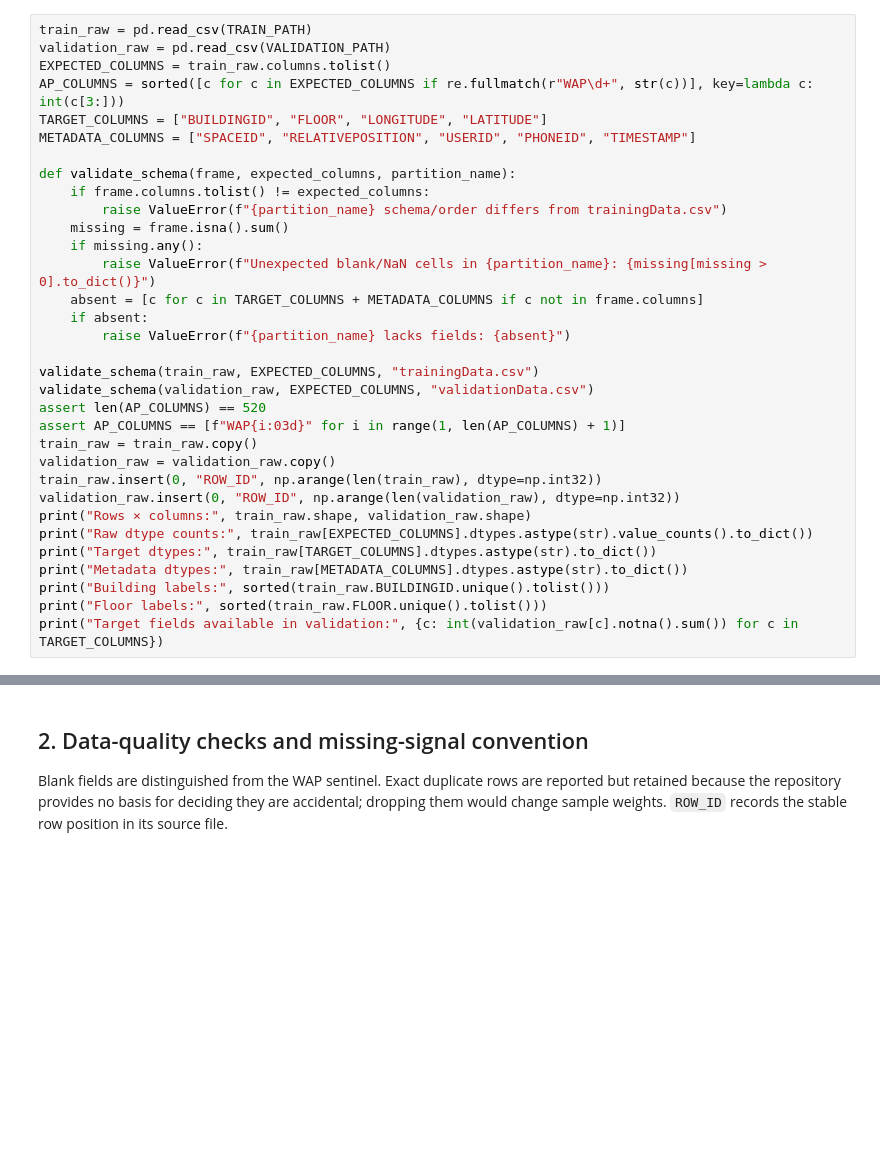
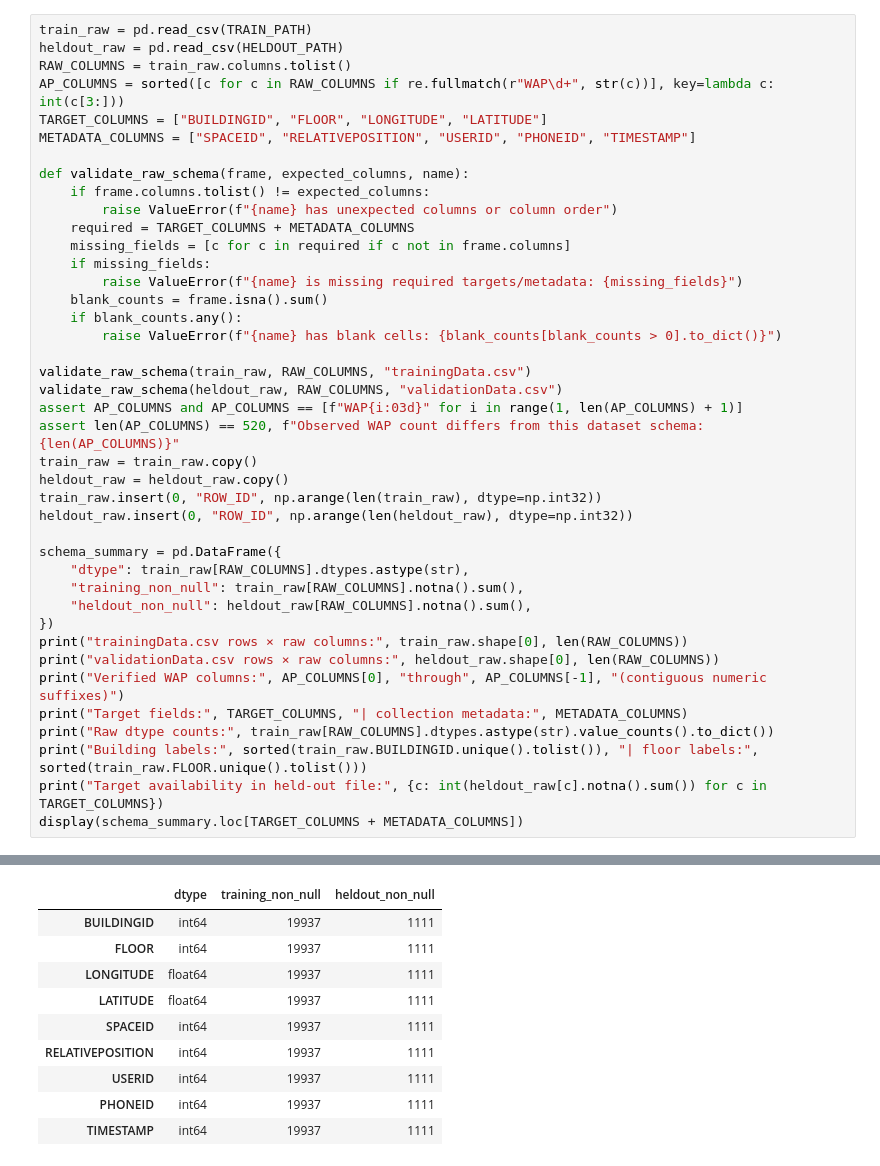
Before and after one commit to krishiv274/Signal2Space, a Jupyter notebook: Machine Learning Pipeline/ML_01_data_preparation_features.ipynb, the cells around one changed output, grey strips where cells are left out. Saved outputs shown, nothing was run; the diff lists cells and outputs as text; blank space fills up the shorter version.

```diff
--- a/Machine Learning Pipeline/ML_01_data_preparation_features.ipynb
+++ b/Machine Learning Pipeline/ML_01_data_preparation_features.ipynb
@@ -42,34 +46,42 @@ WAP columns are discovered from the verified names using `WAP` plus digits. Targ
 # %%
 train_raw = pd.read_csv(TRAIN_PATH)
-validation_raw = pd.read_csv(VALIDATION_PATH)
-EXPECTED_COLUMNS = train_raw.columns.tolist()
-AP_COLUMNS = sorted([c for c in EXPECTED_COLUMNS if re.fullmatch(r"WAP\d+", str(c))], key=lambda c: int(c[3:]))
+heldout_raw = pd.read_csv(HELDOUT_PATH)
+RAW_COLUMNS = train_raw.columns.tolist()
+AP_COLUMNS = sorted([c for c in RAW_COLUMNS if re.fullmatch(r"WAP\d+", str(c))], key=lambda c: int(c[3:]))
 TARGET_COLUMNS = ["BUILDINGID", "FLOOR", "LONGITUDE", "LATITUDE"]
 METADATA_COLUMNS = ["SPACEID", "RELATIVEPOSITION", "USERID", "PHONEID", "TIMESTAMP"]
 
-def validate_schema(frame, expected_columns, partition_name):
+def validate_raw_schema(frame, expected_columns, name):
     if frame.columns.tolist() != expected_columns:
-        raise ValueError(f"{partition_name} schema/order differs from trainingData.csv")
-    missing = frame.isna().sum()
-    if missing.any():
-        raise ValueError(f"Unexpected blank/NaN cells in {partition_name}: {missing[missing > 0].to_dict()}")
-    absent = [c for c in TARGET_COLUMNS + METADATA_COLUMNS if c not in frame.columns]
-    if absent:
-        raise ValueError(f"{partition_name} lacks fields: {absent}")
+        raise ValueError(f"{name} has unexpected columns or column order")
+    required = TARGET_COLUMNS + METADATA_COLUMNS
+    missing_fields = [c for c in required if c not in frame.columns]
+    if missing_fields:
+        raise ValueError(f"{name} is missing required targets/metadata: {missing_fields}")
+    blank_counts = frame.isna().sum()
+    if blank_counts.any():
+        raise ValueError(f"{name} has blank cells: {blank_counts[blank_counts > 0].to_dict()}")
 
-validate_schema(train_raw, EXPECTED_COLUMNS, "trainingData.csv")
-validate_schema(validation_raw, EXPECTED_COLUMNS, "validationData.csv")
-assert len(AP_COLUMNS) == 520
-assert AP_COLUMNS == [f"WAP{i:03d}" for i in range(1, len(AP_COLUMNS) + 1)]
+validate_raw_schema(train_raw, RAW_COLUMNS, "trainingData.csv")
+validate_raw_schema(heldout_raw, RAW_COLUMNS, "validationData.csv")
+assert AP_COLUMNS and AP_COLUMNS == [f"WAP{i:03d}" for i in range(1, len(AP_COLUMNS) + 1)]
+assert len(AP_COLUMNS) == 520, f"Observed WAP count differs from this dataset schema: {len(AP_COLUMNS)}"
 train_raw = train_raw.copy()
-validation_raw = validation_raw.copy()
+heldout_raw = heldout_raw.copy()
 train_raw.insert(0, "ROW_ID", np.arange(len(train_raw), dtype=np.int32))
-validation_raw.insert(0, "ROW_ID", np.arange(len(validation_raw), dtype=np.int32))
-print("Rows × columns:", train_raw.shape, validation_raw.shape)
-print("Raw dtype counts:", train_raw[EXPECTED_COLUMNS].dtypes.astype(str).value_counts().to_dict())
-print("Target dtypes:", train_raw[TARGET_COLUMNS].dtypes.astype(str).to_dict())
-print("Metadata dtypes:", train_raw[METADATA_COLUMNS].dtypes.astype(str).to_dict())
-print("Building labels:", sorted(train_raw.BUILDINGID.unique().tolist()))
-print("Floor labels:", sorted(train_raw.FLOOR.unique().tolist()))
-print("Target fields available in validation:", {c: int(validation_raw[c].notna().sum()) for c in TARGET_COLUMNS})
+heldout_raw.insert(0, "ROW_ID", np.arange(len(heldout_raw), dtype=np.int32))
+
+schema_summary = pd.DataFrame({
+    "dtype": train_raw[RAW_COLUMNS].dtypes.astype(str),
+    "training_non_null": train_raw[RAW_COLUMNS].notna().sum(),
+    "heldout_non_null": heldout_raw[RAW_COLUMNS].notna().sum(),
+})
+print("trainingData.csv rows × raw columns:", train_raw.shape[0], len(RAW_COLUMNS))
+print("validationData.csv rows × raw columns:", heldout_raw.shape[0], len(RAW_COLUMNS))
+print("Verified WAP columns:", AP_COLUMNS[0], "through", AP_COLUMNS[-1], "(contiguous numeric suffixes)")
+print("Target fields:", TARGET_COLUMNS, "| collection metadata:", METADATA_COLUMNS)
+print("Raw dtype counts:", train_raw[RAW_COLUMNS].dtypes.astype(str).value_counts().to_dict())
+print("Building labels:", sorted(train_raw.BUILDINGID.unique().tolist()), "| floor labels:", sorted(train_raw.FLOOR.unique().tolist()))
+print("Target availability in held-out file:", {c: int(heldout_raw[c].notna().sum()) for c in TARGET_COLUMNS})
+display(schema_summary.loc[TARGET_COLUMNS + METADATA_COLUMNS])
 # %% [output]
@@ -83,4 +95,10 @@ Target fields available in validation: {'BUILDINGID': 1111, 'FLOOR': 1111, 'LONG
+|  | dtype | training_non_null | heldout_non_null |
+| BUILDINGID | int64 | 19937 | 1111 |
+| FLOOR | int64 | 19937 | 1111 |
+| LONGITUDE | float64 | 19937 | 1111 |
+| LATITUDE | float64 | 19937 | 1111 |
+| SPACEID | int64 | 19937 | 1111 |
+| RELATIVEPOSITION | int64 | 19937 | 1111 |
+| USERID | int64 | 19937 | 1111 |
+| PHONEID | int64 | 19937 | 1111 |
+| TIMESTAMP | int64 | 19937 | 1111 |
-# %% [markdown]
-## 2. Data-quality checks and missing-signal convention
-
-Blank fields are distinguished from the WAP sentinel. Exact duplicate rows are reported but retained because the repository provides no basis for deciding they are accidental; dropping them would change sample weights. `ROW_ID` records the stable row position in its source file.
```
Also changed, not shown: parts of 26 cells of this notebook, 6 other files.
